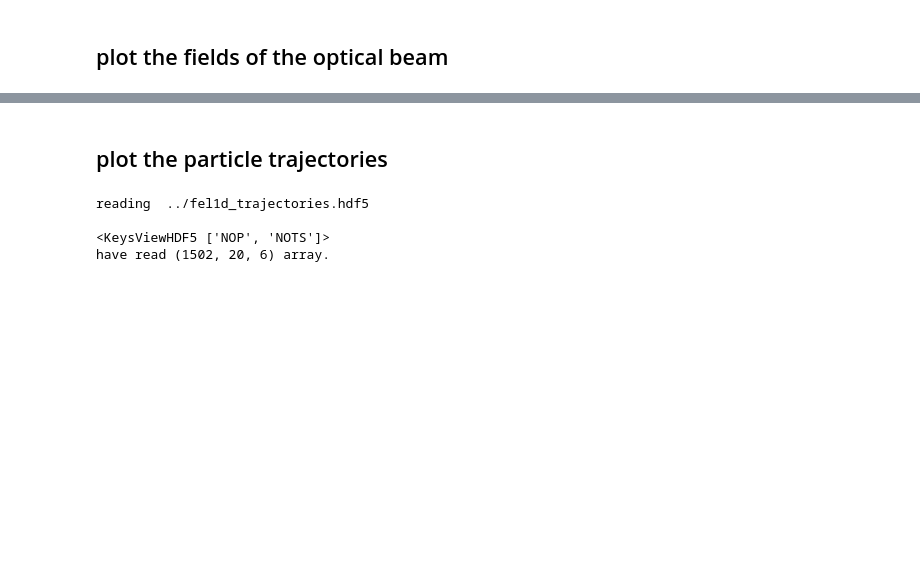
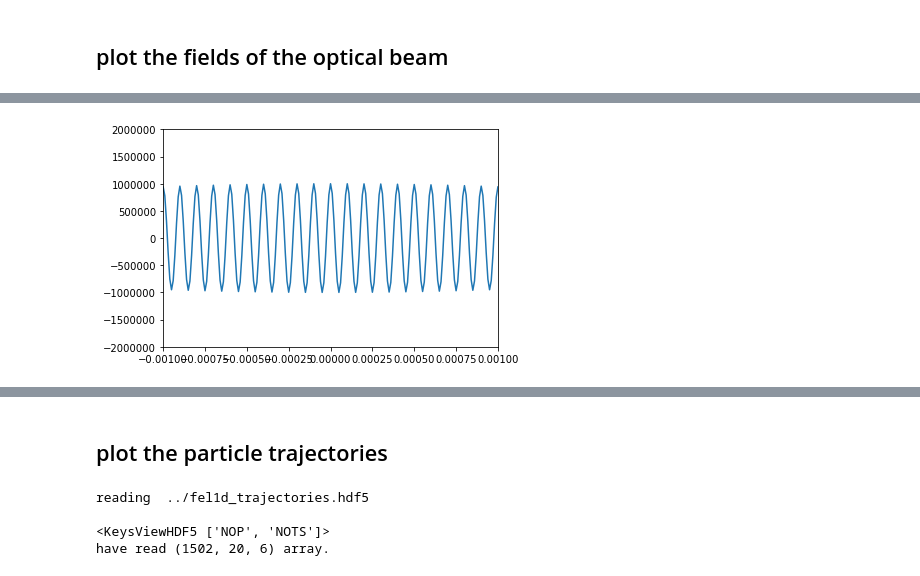
Before and after one commit to lehnertu/TEUFEL, a Jupyter notebook: scripts/Vis_Interaction_FEL1D.ipynb, the cells around one changed output, grey strips where cells are left out. Cells and saved outputs as stored; diff of their text form; code cells hidden in the pictures; blank space fills up the shorter version.

```diff
--- a/scripts/Vis_Interaction_FEL1D.ipynb
+++ b/scripts/Vis_Interaction_FEL1D.ipynb
@@ -55,3 +58,16 @@ plt.show()
+# %%
+%matplotlib inline
+
+E_x = np.array(a[0])
+t = dt*np.arange(E_x.shape[0])
+z = origin[2] + prop[2]*np.arange(E_x.shape[0])
+
+plt.plot(z,E_x)
+plt.xlim(-0.001,0.001)
+plt.ylim(-2e6,2e6)
+plt.show()
+# %% [output]
+[figure, added]
 # %%
 %matplotlib notebook
 
```
Also changed, not shown: parts of 34 cells of this notebook, 4 other files.
